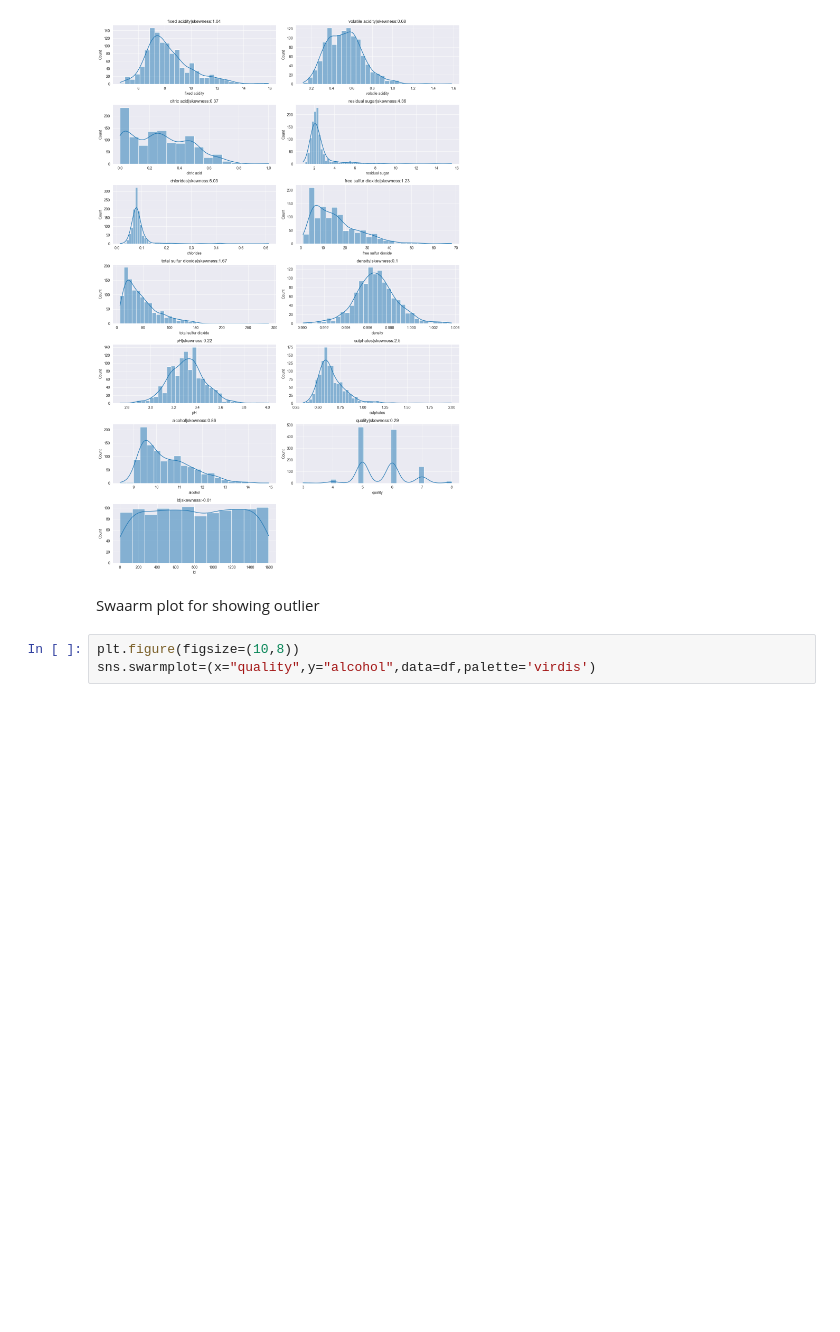
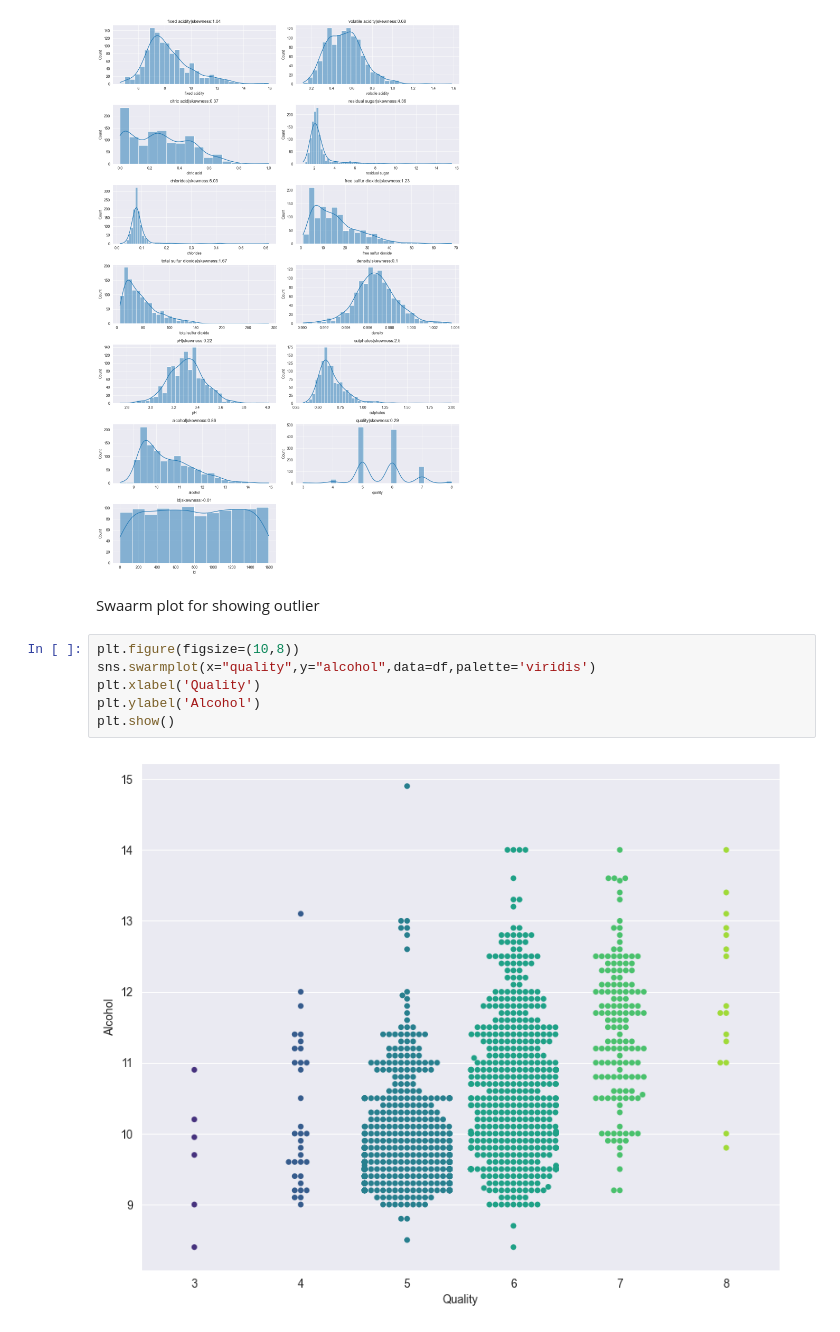
Before and after one commit to shovo896/Exploratory-Data-Analysis-of-Alchol-Quality, a Jupyter notebook: EDA.ipynb, the cells around one changed output. Drawn from its saved outputs; the diff is of its cells as text; blank space fills up the shorter version.

Commit message:
swarm plot

```diff
--- a/EDA.ipynb
+++ b/EDA.ipynb
@@ -148,4 +148,9 @@ plt.show()
 Swaarm plot for showing outlier
 # %%
 plt.figure(figsize=(10,8))
-sns.swarmplot=(x="quality",y="alcohol",data=df,palette='virdis')
+sns.swarmplot(x="quality",y="alcohol",data=df,palette='viridis')
+plt.xlabel('Quality')
+plt.ylabel('Alcohol')
+plt.show()
+# %% [output]
+[figure, added]
```
